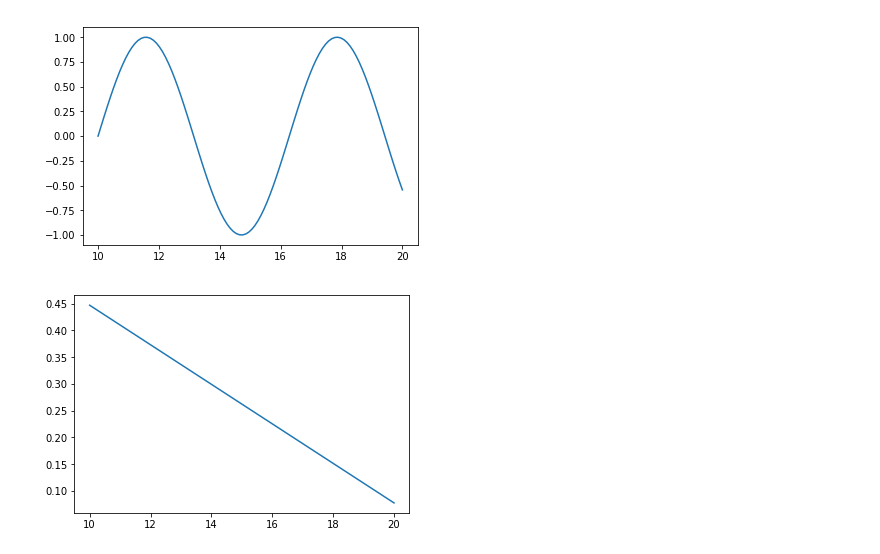
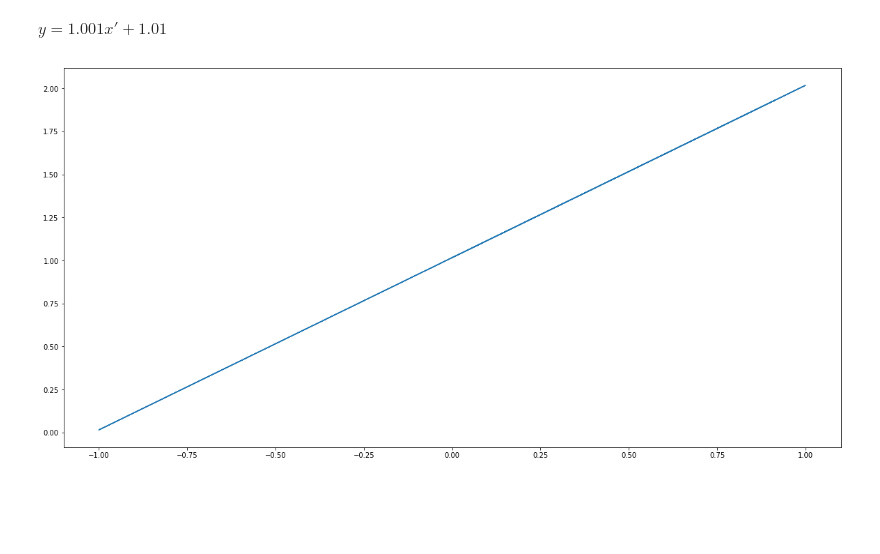
Before and after one commit to wuling31715/Mathematics, a Jupyter notebook: linear_regression.ipynb, the cells around one changed output. Saved outputs shown, nothing was run; the diff lists cells and outputs as text; code cells hidden in the pictures; blank space fills up the shorter version.

```diff
--- a/linear_regression.ipynb
+++ b/linear_regression.ipynb
@@ -19,7 +20,9 @@ plt.show()
+# %%
+X2 = np.sin(X)
 # %%
 from sklearn.model_selection import train_test_split
 # %%
-X_train, X_test, Y_train, Y_test = train_test_split(X, Y)
+X_train, X_test, Y_train, Y_test = train_test_split(X2, Y)
 print(X_train.shape)
 print(X_test.shape)
 # %% [output]
@@ -28,5 +31,6 @@ print(X_test.shape)
 # %%
 X_train = X_train.reshape(X_train.shape[0], 1)
+Y_train = Y_train.reshape(Y_train.shape[0], 1)
 X_test = X_test.reshape(X_test.shape[0], 1)
 Y_test = Y_test.reshape(Y_test.shape[0], 1)
 print(X_train.shape)
@@ -48,14 +56,10 @@ print(model.score(X_test, Y_test))
-# %%
-X2 = np.linspace(10, 20, 100)
-Y = np.sin(X)
-plt.plot(X2, Y)
-plt.show()
-# %% [output]
-[figure, removed]
+# %% [markdown]
+$ y = 1.001x' + 1.01 $
 # %%
 X2 = X2.reshape(X2.shape[0], 1)
 Y_predict = model.predict(X2)
+plt.figure(figsize=(20, 10))
 plt.plot(X2, Y_predict)
 plt.show()
 # %% [output]
-[figure, old version]
+[figure, new version]
```
Also changed, not shown: parts of 12 cells of this notebook.
